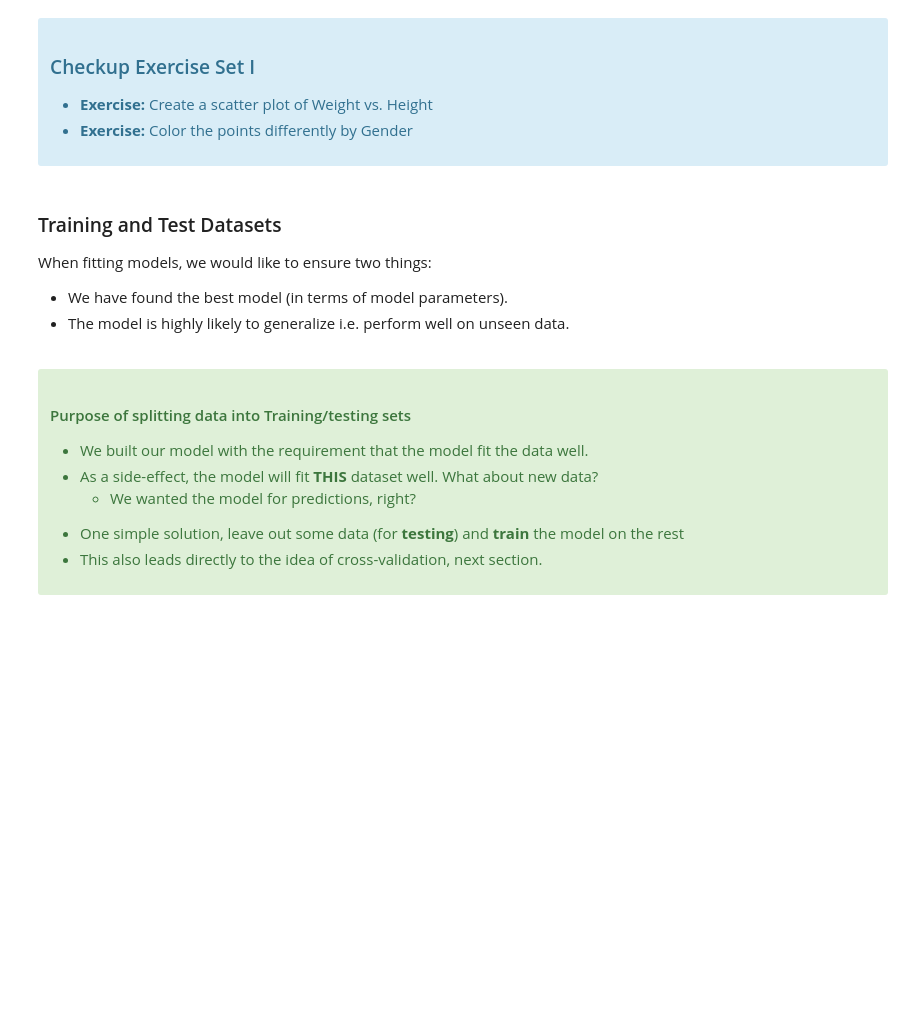
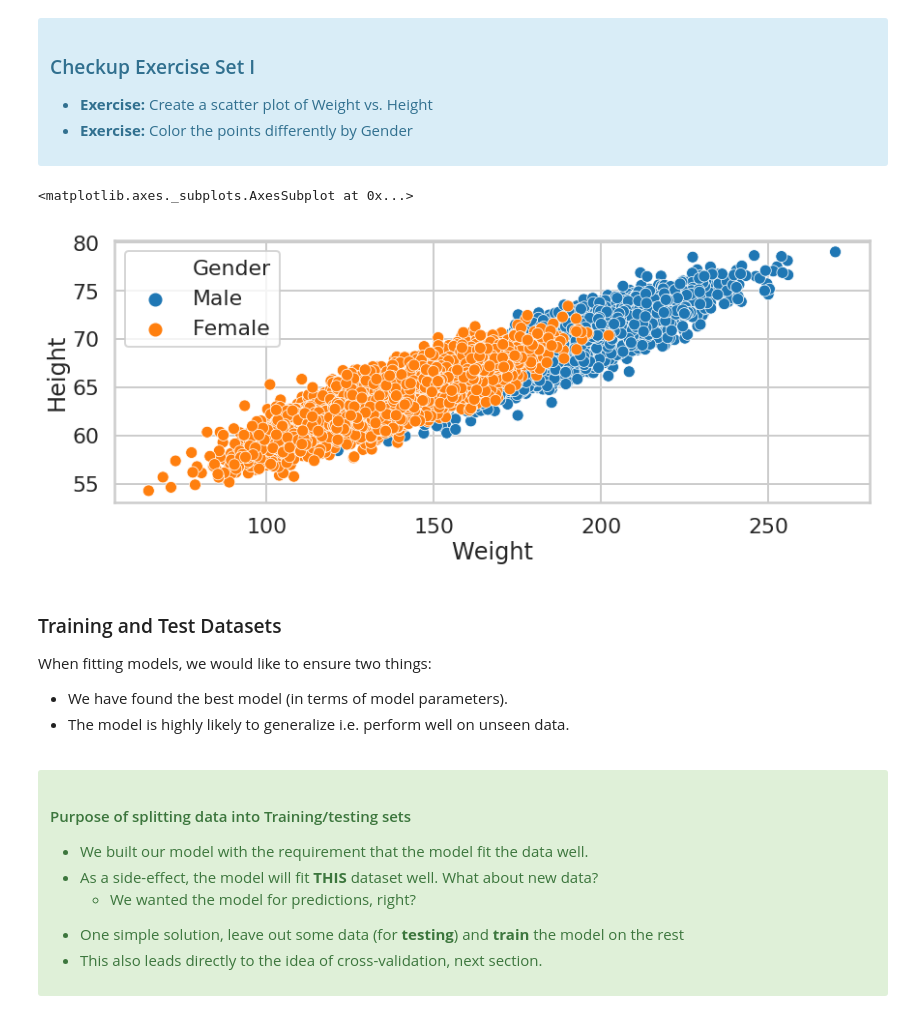
Before and after one commit to elbertsoftware/SpringboardAIC, a Jupyter notebook: mini-projects/aic-8_1_5-logistic-regression-mini-project/Mini_Project_Logistic_Regression.ipynb, the cells around one changed output. Saved outputs shown, nothing was run; the diff lists cells and outputs as text; code cells hidden in the pictures; blank space fills up the shorter version.

```diff
--- a/mini-projects/aic-8_1_5-logistic-regression-mini-project/Mini_Project_Logistic_Regression.ipynb
+++ b/mini-projects/aic-8_1_5-logistic-regression-mini-project/Mini_Project_Logistic_Regression.ipynb
@@ -118,3 +123,11 @@ with the "response" or "label" $y$ as a plain array of 0s and 1s for binary clas
+# %%
+# your turn
+a4_dims = (11.7, 8.27)
+fig, ax = plt.subplots(figsize=(14, 5))
+sns.scatterplot(x="Weight", y="Height", data=dflog, hue=dflog['Gender'], ax=ax)
+# %% [output]
+<matplotlib.axes._subplots.AxesSubplot at 0x...>
+[figure, added]
 # %% [markdown]
 ### Training and Test Datasets
 
```
Also changed, not shown: parts of 21 cells of this notebook, 19 other files.
